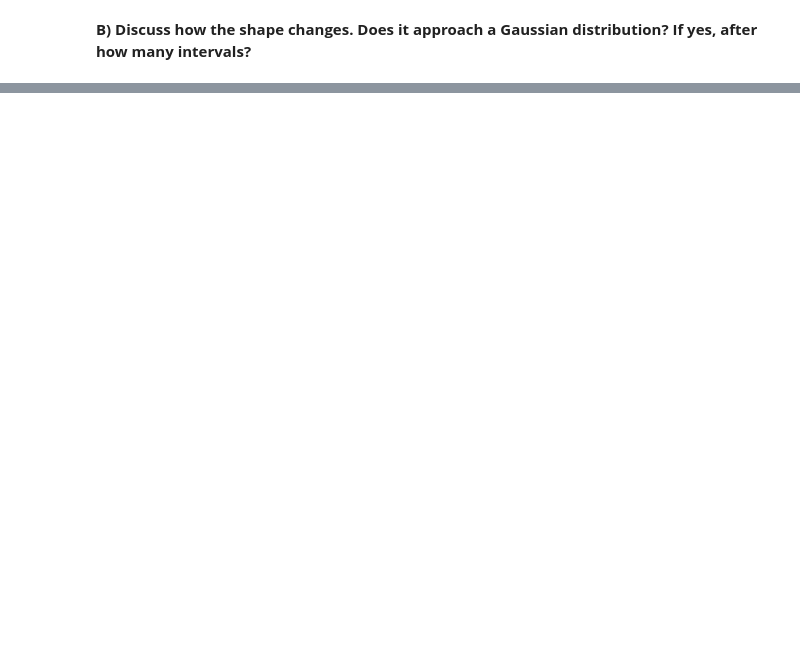
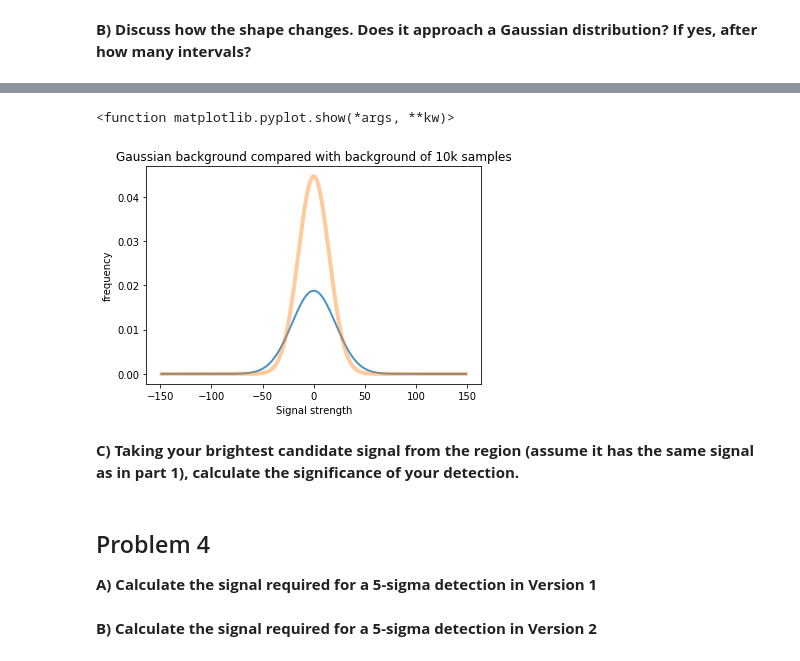
Before and after one commit to nsyochum/Physics-434, a Jupyter notebook: Lab_2/Lab_2.ipynb, the cells around one changed output, grey strips where cells are left out. Cells and saved outputs as stored; diff of their text form; code cells hidden in the pictures; blank space fills up the shorter version.

```diff
--- a/Lab_2/Lab_2.ipynb
+++ b/Lab_2/Lab_2.ipynb
@@ -137,0 +154,9 @@ P value =  1.9221442251530466e-54 for  9  iterations.
+# %%
+# if width is 50
+std = 50 / (2 * (2 * math.log(2)) ** 0.5)
+strength = 86.7
+
+prob = stats.norm.cdf(strength,loc=0,scale=std)
+print("probability: ",prob)
+sigma = stats.norm.ppf(prob)
+print("sigma: ",sigma)
@@ -137,0 +175,26 @@ P value =  1.9221442251530466e-54 for  9  iterations.
+# %%
+x = np.linspace(-7*std,7*std,1000)
+base = stats.norm.pdf(x, loc=0, scale=std)
+convolved = base
+
+for iter in range(1):
+    convolved = np.convolve(base, convolved)
+
+fig, ax = plt.subplots(1,1)
+plt.title("Gaussian background compared with background of 10k samples")
+plt.xlabel("Signal strength")
+plt.ylabel("frequency")
+ax.plot(x,base,linewidth=2,alpha=0.8,label="Background")
+ax.plot(np.linspace(-7*std, 7*std, convolved.size), convolved, linewidth=4, alpha=0.4, label="10K Samples")
+plt.show
+# %% [output]
+<function matplotlib.pyplot.show(*args, **kw)>
+[figure, added]
+# %% [markdown]
+**C) Taking your brightest candidate signal from the region (assume it has the same signal as in part 1), calculate the significance of your detection.**
+# %% [markdown]
+## Problem 4
+
+**A) Calculate the signal required for a 5-sigma detection in Version 1**
+# %% [markdown]
+**B) Calculate the signal required for a 5-sigma detection in Version 2**
```
Also changed, not shown: parts of 8 cells of this notebook.
